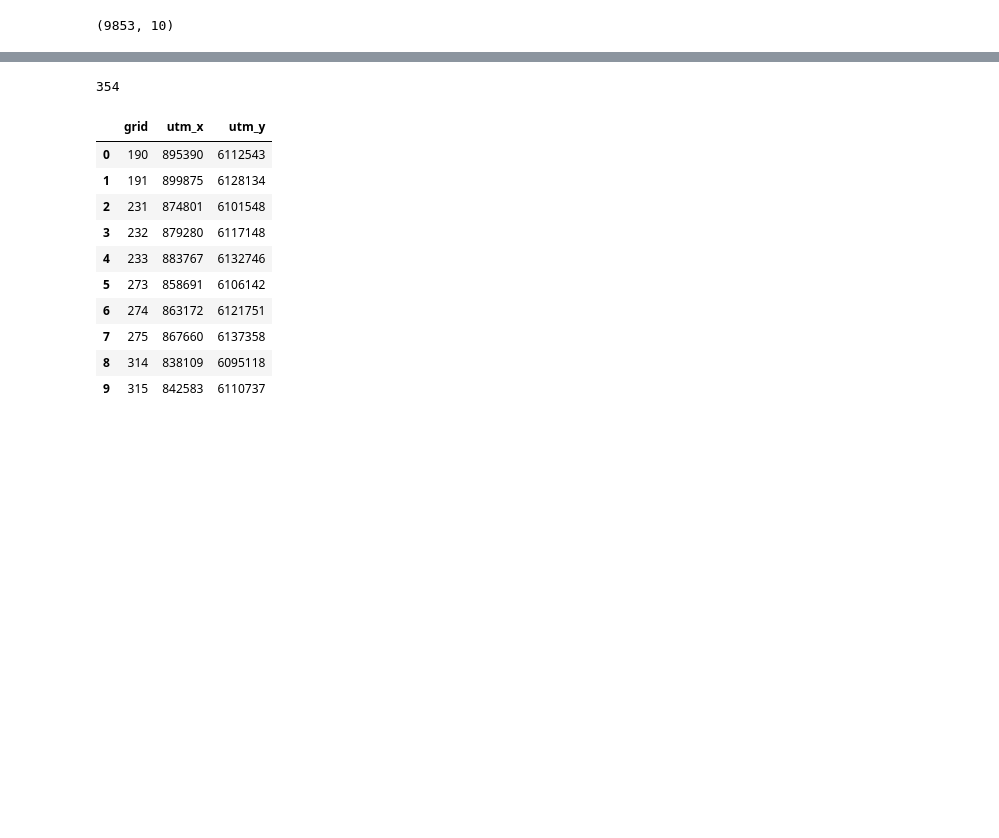
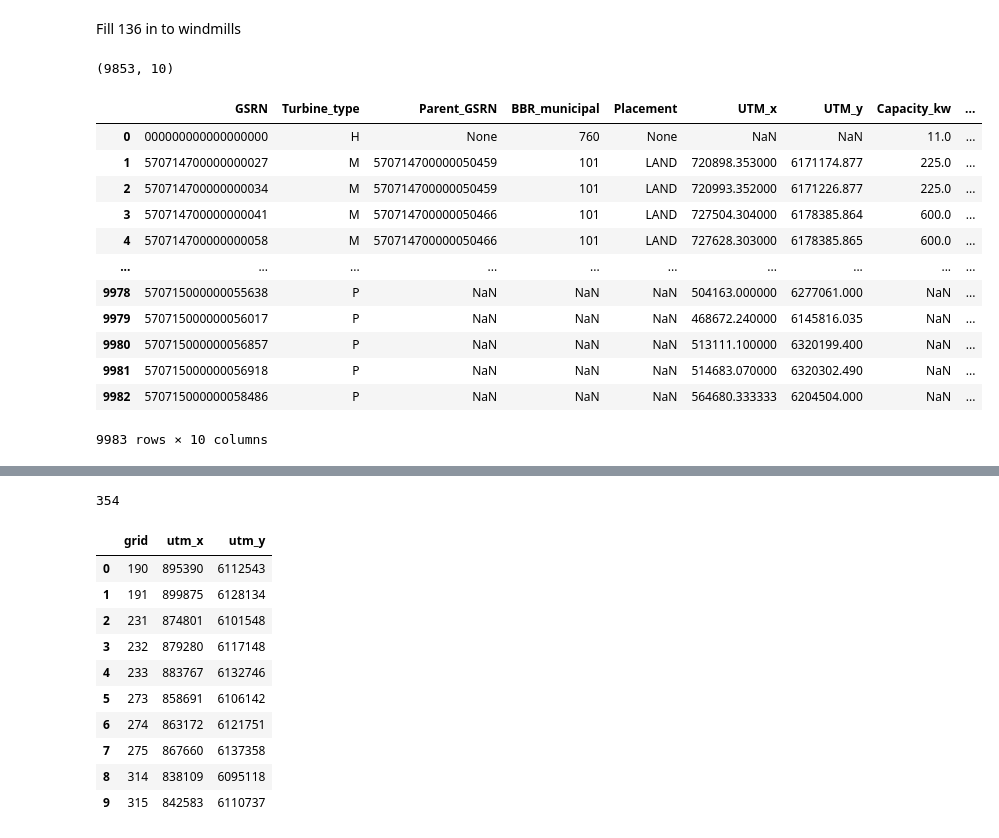
Before and after one commit to sevewing/WindmillPrediction, a Jupyter notebook: preprocessing.ipynb, the cells around one changed output, grey strips where cells are left out. Drawn from its saved outputs; the diff is of its cells as text; code cells hidden in the pictures; blank space fills up the shorter version.

```diff
--- a/preprocessing.ipynb
+++ b/preprocessing.ipynb
@@ -35,4 +108,29 @@ windmills[windmills['Turbine_type'] == 'M'].head(20)
+# %% [markdown]
+Fill 136 in to windmills
 # %%
 windmills.shape
 # %% [output]
 (9853, 10)
+# %%
+windmills = pd.merge(windmills, w_temp, on='GSRN', how='outer')
+# location
+windmills[['UTM_x']] = windmills.apply(lambda x: x[['UTM_x']].fillna(value = x['x_c']), axis=1)[['UTM_x']]
+windmills[['UTM_y']] = windmills.apply(lambda x: x[['UTM_y']].fillna(value = x['y_c']), axis=1)[['UTM_y']]
+windmills.drop(columns=['x_c','y_c'], inplace=True)
+# Turbine type
+windmills['Turbine_type'].fillna('P', inplace = True)
+windmills
+# %% [output]
+|  | GSRN | Turbine_type | Parent_GSRN | BBR_municipal | Placement | UTM_x | UTM_y | Capacity_kw | ... |
+| 0 | 000000000000000000 | H | None | 760 | None | NaN | NaN | 11.0 | ... |
+| 1 | 570714700000000027 | M | 570714700000050459 | 101 | LAND | 720898.353000 | 6171174.877 | 225.0 | ... |
+| 2 | 570714700000000034 | M | 570714700000050459 | 101 | LAND | 720993.352000 | 6171226.877 | 225.0 | ... |
+| 3 | 570714700000000041 | M | 570714700000050466 | 101 | LAND | 727504.304000 | 6178385.864 | 600.0 | ... |
+| 4 | 570714700000000058 | M | 570714700000050466 | 101 | LAND | 727628.303000 | 6178385.865 | 600.0 | ... |
+| ... | ... | ... | ... | ... | ... | ... | ... | ... | ... |
+| 9978 | 570715000000055638 | P | NaN | NaN | NaN | 504163.000000 | 6277061.000 | NaN | ... |
+| 9979 | 570715000000056017 | P | NaN | NaN | NaN | 468672.240000 | 6145816.035 | NaN | ... |
+| 9980 | 570715000000056857 | P | NaN | NaN | NaN | 513111.100000 | 6320199.400 | NaN | ... |
+| 9981 | 570715000000056918 | P | NaN | NaN | NaN | 514683.070000 | 6320302.490 | NaN | ... |
+| 9982 | 570715000000058486 | P | NaN | NaN | NaN | 564680.333333 | 6204504.000 | NaN | ... |
+9983 rows × 10 columns
```
Also changed, not shown: parts of 62 cells of this notebook, 3 other files.
